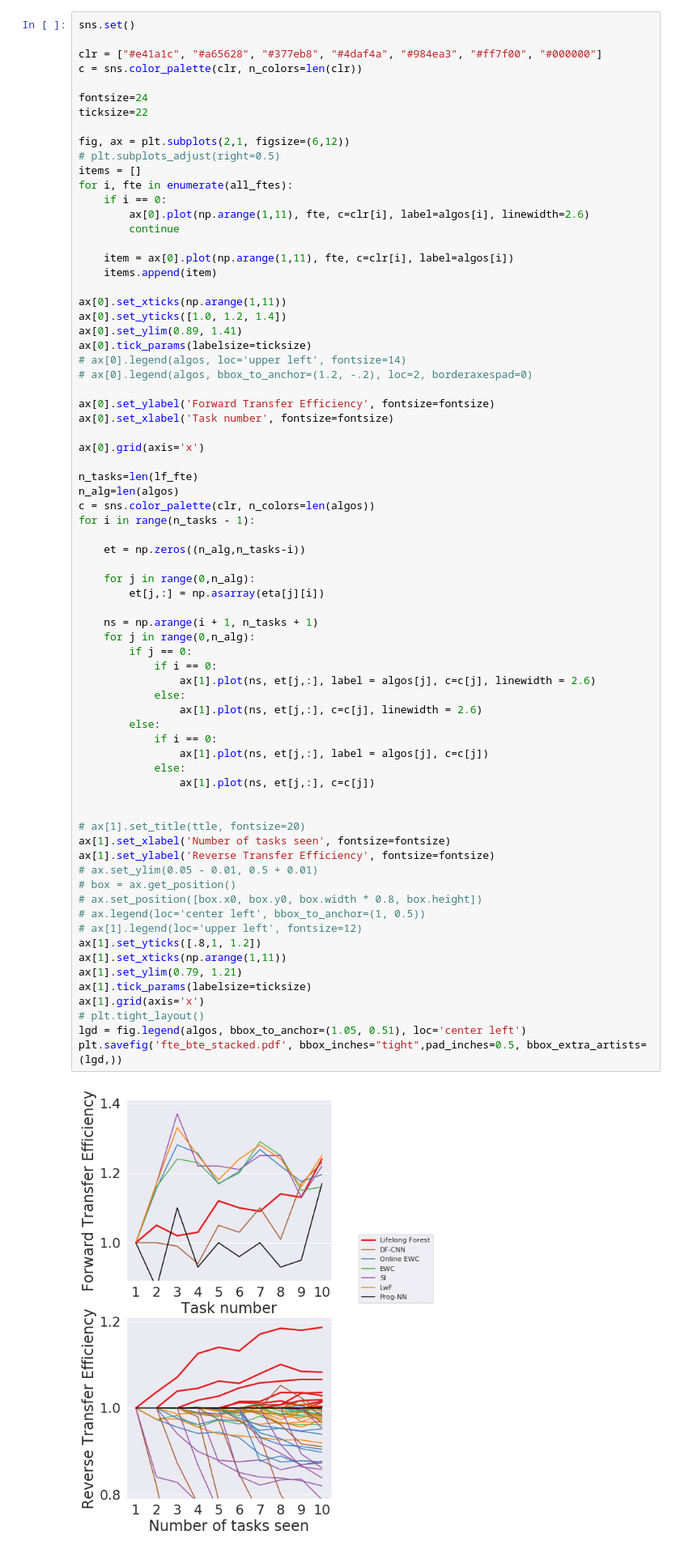
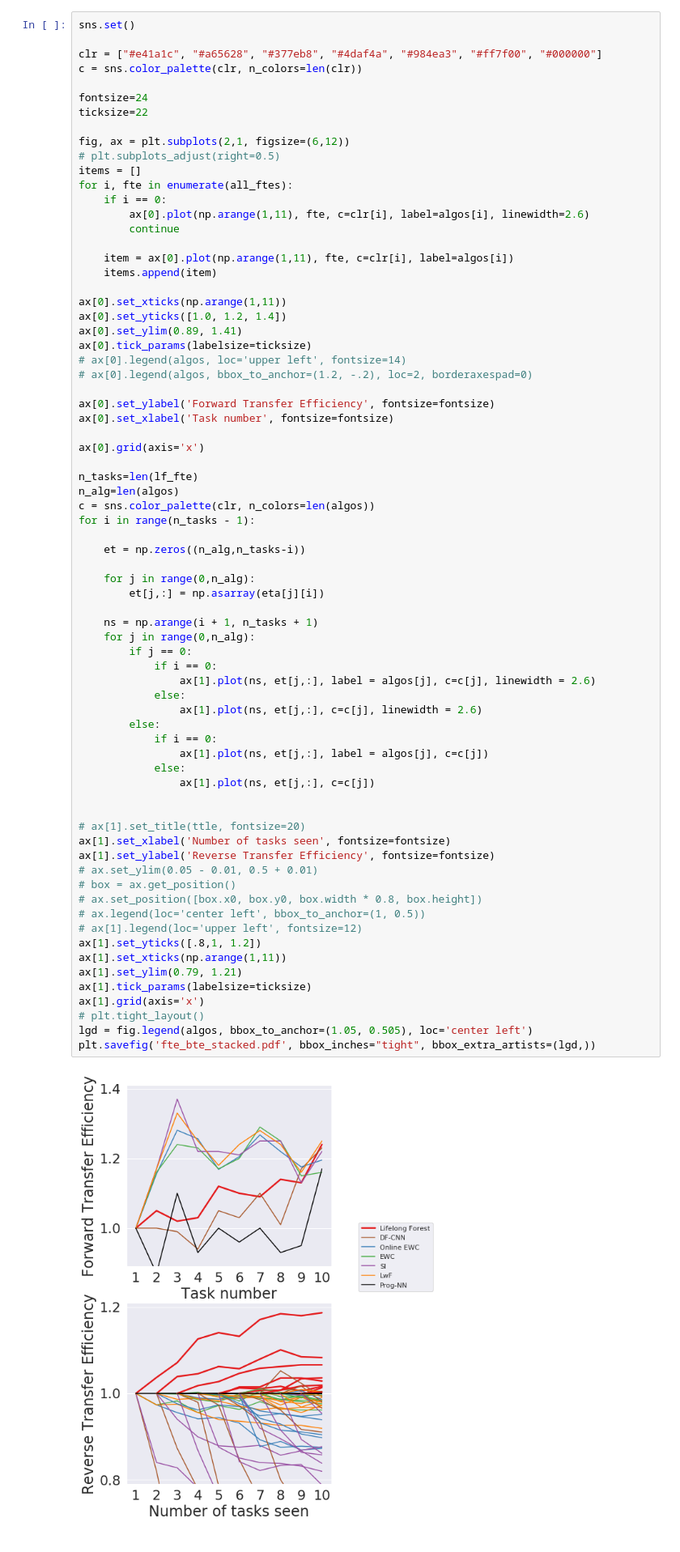
Before and after one commit to neurodata/lifelong-learning, a Jupyter notebook: cef/paper-figs-generator-local.ipynb, the cells around one changed output. Shown at 81% size. Saved outputs shown, nothing was run; the diff lists cells and outputs as text.

```diff
--- a/cef/paper-figs-generator-local.ipynb
+++ b/cef/paper-figs-generator-local.ipynb
@@ -1622,36 +1622,36 @@ for i in range(n_tasks - 1):
 
     ns = np.arange(i + 1, n_tasks + 1)
     for j in range(0,n_alg):
         if j == 0:
             if i == 0:
                 ax[1].plot(ns, et[j,:], label = algos[j], c=c[j], linewidth = 2.6)
             else:
                 ax[1].plot(ns, et[j,:], c=c[j], linewidth = 2.6)
         else:
             if i == 0:
                 ax[1].plot(ns, et[j,:], label = algos[j], c=c[j])
             else:
                 ax[1].plot(ns, et[j,:], c=c[j])
 
 
 # ax[1].set_title(ttle, fontsize=20)
 ax[1].set_xlabel('Number of tasks seen', fontsize=fontsize)
 ax[1].set_ylabel('Reverse Transfer Efficiency', fontsize=fontsize)
 # ax.set_ylim(0.05 - 0.01, 0.5 + 0.01)
 # box = ax.get_position()
 # ax.set_position([box.x0, box.y0, box.width * 0.8, box.height])
 # ax.legend(loc='center left', bbox_to_anchor=(1, 0.5))
 # ax[1].legend(loc='upper left', fontsize=12)
 ax[1].set_yticks([.8,1, 1.2])
 ax[1].set_xticks(np.arange(1,11))
 ax[1].set_ylim(0.79, 1.21)
 ax[1].tick_params(labelsize=ticksize)
 ax[1].grid(axis='x')
 # plt.tight_layout()
-lgd = fig.legend(algos, bbox_to_anchor=(1.05, 0.51), loc='center left')
-plt.savefig('fte_bte_stacked.pdf', bbox_inches="tight",pad_inches=0.5, bbox_extra_artists=(lgd,))
+lgd = fig.legend(algos, bbox_to_anchor=(1.05, 0.505), loc='center left')
+plt.savefig('fte_bte_stacked.pdf', bbox_inches="tight", bbox_extra_artists=(lgd,))
 # %% [output]
-[figure, old version]
+[figure, new version]
 # %%
 def rxor_sweep(nx, nz, d, angle_params=np.pi*np.arange(0.5, step=0.125), m=100, subsample=0.32, return_posteriors=False, tqdm_=True, acorn=None):
     if acorn is not None:
```
Also changed, not shown: 1 other file.
